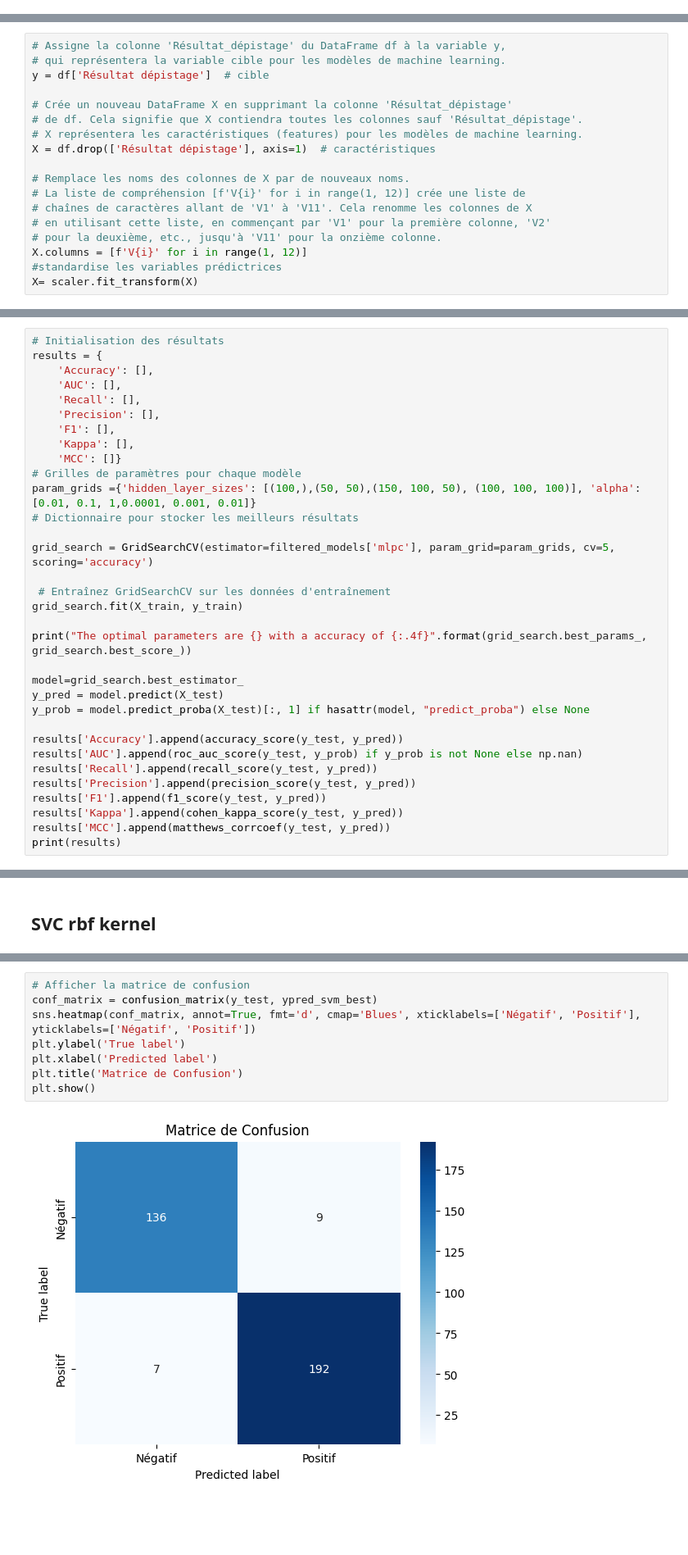
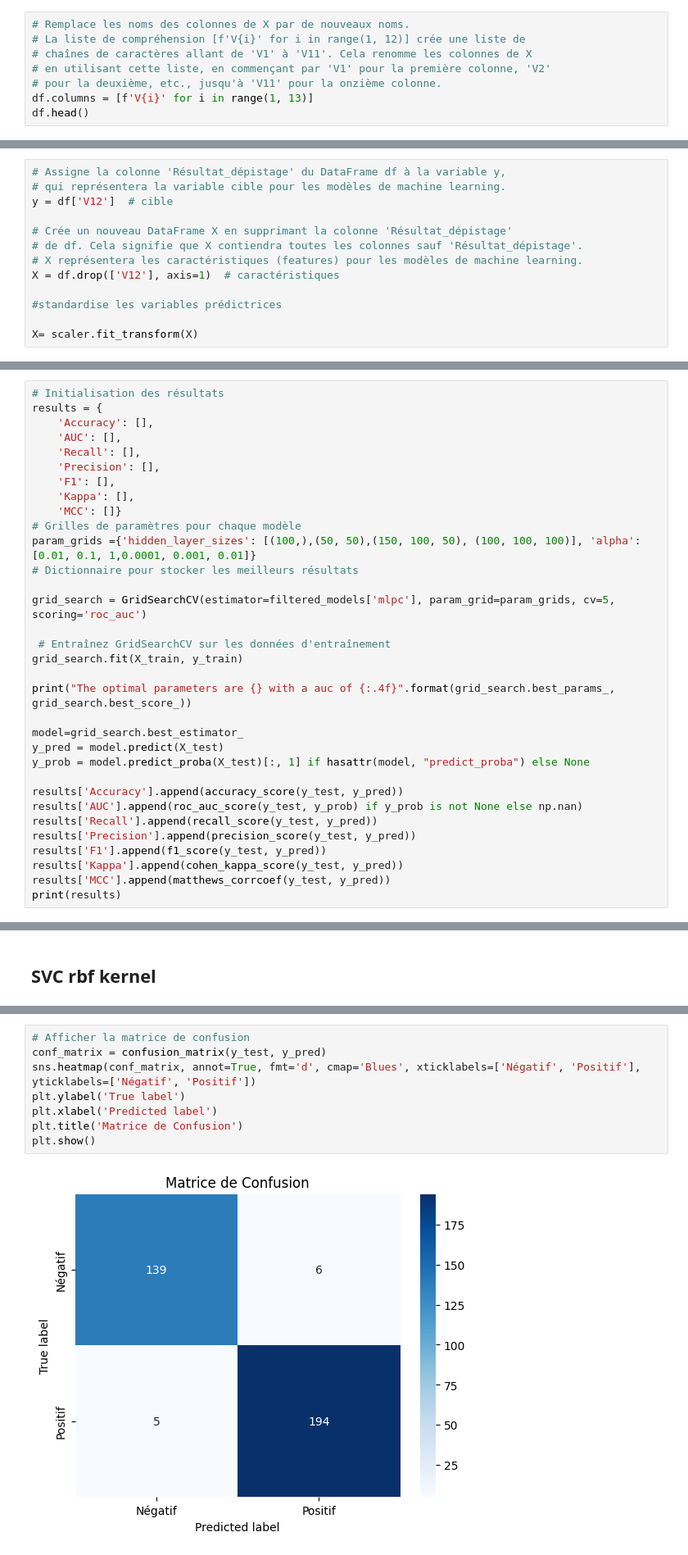
Before and after one commit to KokouNoe/muscoloskeletal_disorder_prediction, a Jupyter notebook: TMC_prediction.ipynb, the cells around one changed output, grey strips where cells are left out. Shown at 82% size. Drawn from its saved outputs; the diff is of its cells as text; blank space fills up the shorter version.

Commit message:
version 6: affichage renom variable

```diff
--- a/TMC_prediction.ipynb
+++ b/TMC_prediction.ipynb
@@ -168,3 +168,11 @@ Les autres variables présentes aussi des corrélations avec la variable dépend
 df=df.drop(['Hopital consulté'],axis=1)
 # %% [markdown]
 **séparation des variables**
+# %%
+# Remplace les noms des colonnes de X par de nouveaux noms.
+# La liste de compréhension [f'V{i}' for i in range(1, 12)] crée une liste de
+# chaînes de caractères allant de 'V1' à 'V11'. Cela renomme les colonnes de X
+# en utilisant cette liste, en commençant par 'V1' pour la première colonne, 'V2'
+# pour la deuxième, etc., jusqu'à 'V11' pour la onzième colonne.
+df.columns = [f'V{i}' for i in range(1, 13)]
+df.head()
@@ -174,20 +189,15 @@ df=df.drop(['Hopital consulté'],axis=1)
 # %%
 # Assigne la colonne 'Résultat_dépistage' du DataFrame df à la variable y,
 # qui représentera la variable cible pour les modèles de machine learning.
-y = df['Résultat dépistage']  # cible
+y = df['V12']  # cible
 
 # Crée un nouveau DataFrame X en supprimant la colonne 'Résultat_dépistage'
 # de df. Cela signifie que X contiendra toutes les colonnes sauf 'Résultat_dépistage'.
 # X représentera les caractéristiques (features) pour les modèles de machine learning.
-X = df.drop(['Résultat dépistage'], axis=1)  # caractéristiques
+X = df.drop(['V12'], axis=1)  # caractéristiques
 
-# Remplace les noms des colonnes de X par de nouveaux noms.
-# La liste de compréhension [f'V{i}' for i in range(1, 12)] crée une liste de
-# chaînes de caractères allant de 'V1' à 'V11'. Cela renomme les colonnes de X
-# en utilisant cette liste, en commençant par 'V1' pour la première colonne, 'V2'
-# pour la deuxième, etc., jusqu'à 'V11' pour la onzième colonne.
-X.columns = [f'V{i}' for i in range(1, 12)]
 #standardise les variables prédictrices
+
 X= scaler.fit_transform(X)
 # %% [markdown]
 **Diviser le jeu de données en ensemble d'entraînement et ensemble de test**
@@ -528,12 +538,12 @@ results = {
 param_grids ={'hidden_layer_sizes': [(100,),(50, 50),(150, 100, 50), (100, 100, 100)], 'alpha': [0.01, 0.1, 1,0.0001, 0.001, 0.01]}
 # Dictionnaire pour stocker les meilleurs résultats
 
-grid_search = GridSearchCV(estimator=filtered_models['mlpc'], param_grid=param_grids, cv=5, scoring='accuracy')
+grid_search = GridSearchCV(estimator=filtered_models['mlpc'], param_grid=param_grids, cv=5, scoring='roc_auc')
 
  # Entraînez GridSearchCV sur les données d'entraînement
 grid_search.fit(X_train, y_train)
 
-print("The optimal parameters are {} with a accuracy of {:.4f}".format(grid_search.best_params_, grid_search.best_score_))
+print("The optimal parameters are {} with a auc of {:.4f}".format(grid_search.best_params_, grid_search.best_score_))
 
 model=grid_search.best_estimator_
 y_pred = model.predict(X_test)
@@ -648,14 +662,14 @@ plt.show()
 [figure]
 # %%
 # Afficher la matrice de confusion
-conf_matrix = confusion_matrix(y_test, ypred_svm_best)
+conf_matrix = confusion_matrix(y_test, y_pred)
 sns.heatmap(conf_matrix, annot=True, fmt='d', cmap='Blues', xticklabels=['Négatif', 'Positif'], yticklabels=['Négatif', 'Positif'])
 plt.ylabel('True label')
 plt.xlabel('Predicted label')
 plt.title('Matrice de Confusion')
 plt.show()
 # %% [output]
-[figure, old version]
+[figure, new version]
 # %% [markdown]
 ### **Retour sur les modèlels**
 
```
Also changed, not shown: parts of 10 cells of this notebook, 1 other file.
